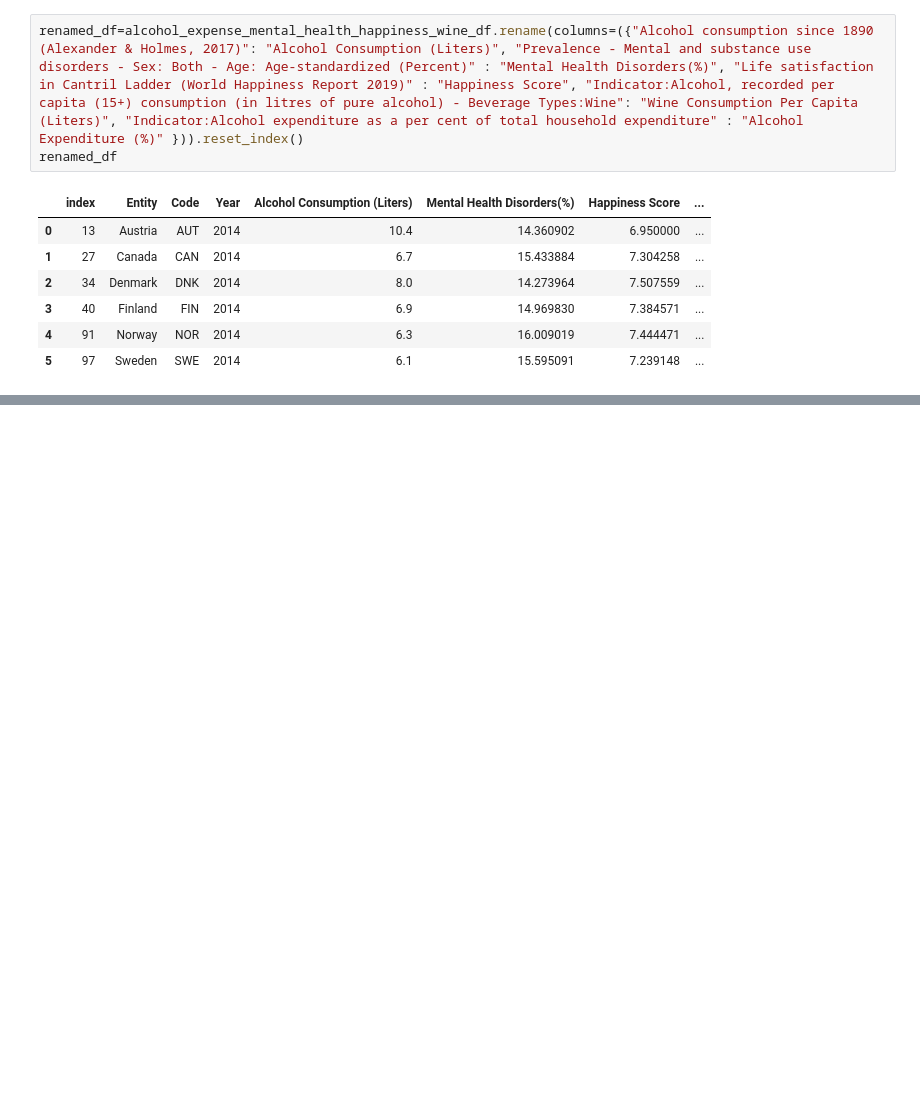
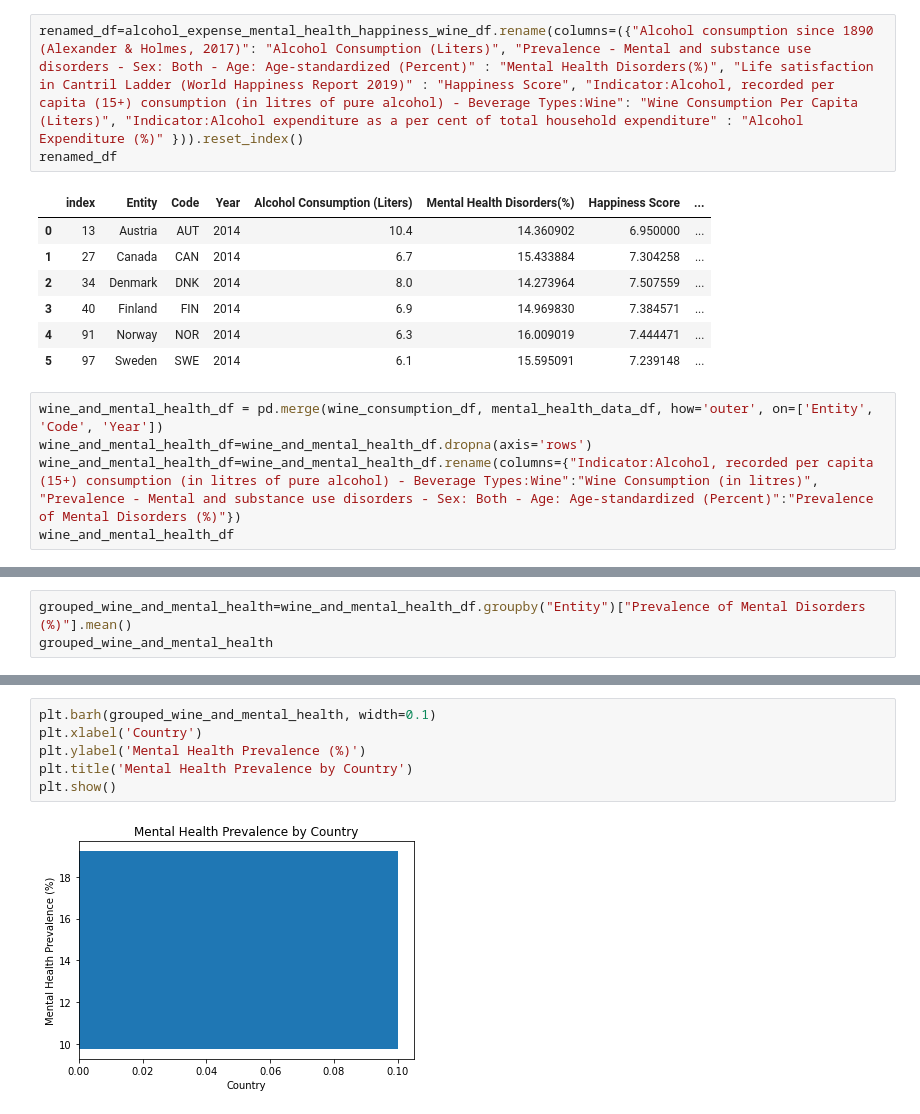
Before and after one commit to reccleston/data-analysis-project-1, a Jupyter notebook: nadia/project-work-nadia.ipynb, the cells around one changed output, grey strips where cells are left out. Drawn from its saved outputs; the diff is of its cells as text; blank space fills up the shorter version.

```diff
--- a/nadia/project-work-nadia.ipynb
+++ b/nadia/project-work-nadia.ipynb
@@ -143,3 +143,8 @@ renamed_df
 | 3 | 40 | Finland | FIN | 2014 | 6.9 | 14.969830 | 7.384571 | ... |
 | 4 | 91 | Norway | NOR | 2014 | 6.3 | 16.009019 | 7.444471 | ... |
 | 5 | 97 | Sweden | SWE | 2014 | 6.1 | 15.595091 | 7.239148 | ... |
+# %%
+wine_and_mental_health_df = pd.merge(wine_consumption_df, mental_health_data_df, how='outer', on=['Entity', 'Code', 'Year'])
+wine_and_mental_health_df=wine_and_mental_health_df.dropna(axis='rows')
+wine_and_mental_health_df=wine_and_mental_health_df.rename(columns={"Indicator:Alcohol, recorded per capita (15+) consumption (in litres of pure alcohol) - Beverage Types:Wine":"Wine Consumption (in litres)", "Prevalence - Mental and substance use disorders - Sex: Both - Age: Age-standardized (Percent)":"Prevalence of Mental Disorders (%)"})
+wine_and_mental_health_df
@@ -145,0 +165,3 @@ renamed_df
+# %%
+grouped_wine_and_mental_health=wine_and_mental_health_df.groupby("Entity")["Prevalence of Mental Disorders (%)"].mean()
+grouped_wine_and_mental_health
@@ -145,0 +182,8 @@ renamed_df
+# %%
+plt.barh(grouped_wine_and_mental_health, width=0.1)
+plt.xlabel('Country')
+plt.ylabel('Mental Health Prevalence (%)')
+plt.title('Mental Health Prevalence by Country')
+plt.show()
+# %% [output]
+[figure, added]
```
Also changed, not shown: parts of 5 cells of this notebook.
